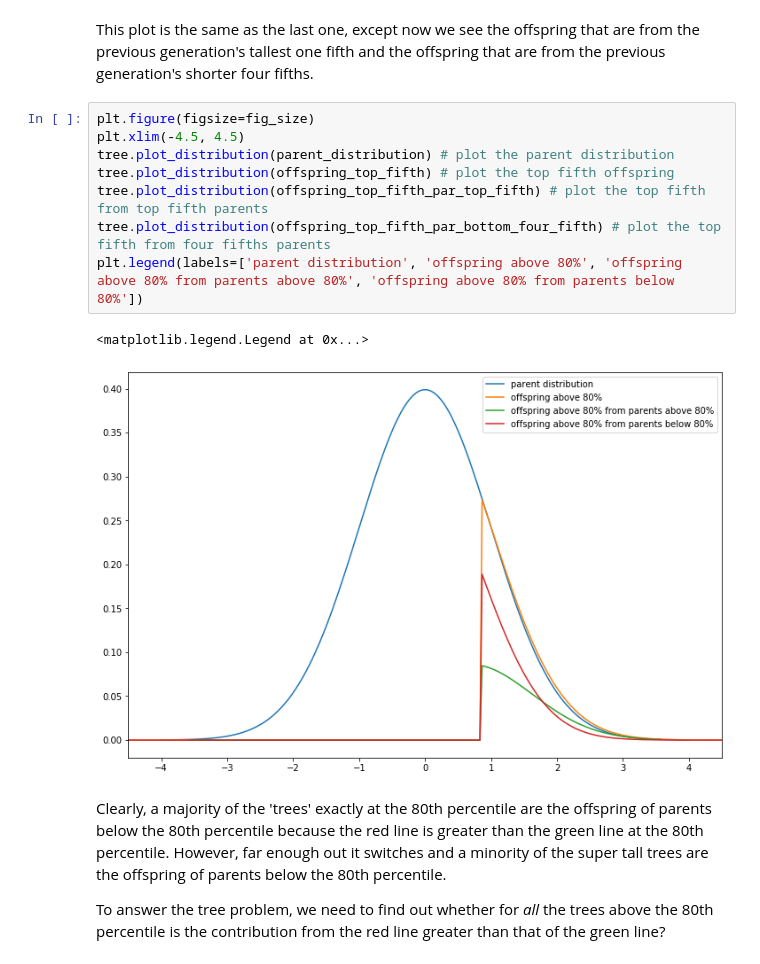
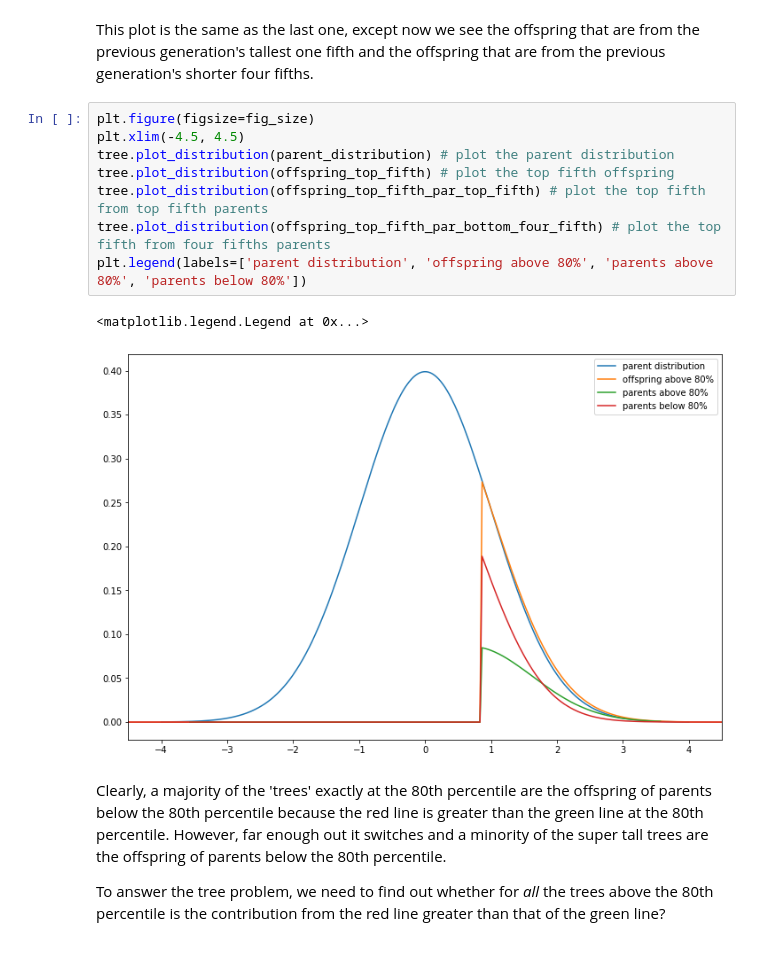
Before and after one commit to jessebmurray/polygenic, a Jupyter notebook: tree_project_explainer.ipynb, the cells around one changed output. Saved outputs shown, nothing was run; the diff lists cells and outputs as text.

Commit message:
made plots clearer

```diff
--- a/tree_project_explainer.ipynb
+++ b/tree_project_explainer.ipynb
@@ -235,14 +235,14 @@ This plot is the same as the last one, except now we see the offspring that are
 # %%
 plt.figure(figsize=fig_size)
 plt.xlim(-4.5, 4.5)
 tree.plot_distribution(parent_distribution) # plot the parent distribution
 tree.plot_distribution(offspring_top_fifth) # plot the top fifth offspring
 tree.plot_distribution(offspring_top_fifth_par_top_fifth) # plot the top fifth from top fifth parents
 tree.plot_distribution(offspring_top_fifth_par_bottom_four_fifth) # plot the top fifth from four fifths parents
-plt.legend(labels=['parent distribution', 'offspring above 80%', 'offspring above 80% from parents above 80%', 'offspring above 80% from parents below 80%'])
+plt.legend(labels=['parent distribution', 'offspring above 80%', 'parents above 80%', 'parents below 80%'])
 # %% [output]
 <matplotlib.legend.Legend at 0x...>
-[figure, old version]
+[figure, new version]
 # %% [markdown]
 Clearly, a majority of the 'trees' exactly at the 80th percentile are the offspring of parents below the 80th percentile because the red line is greater than the green line at the 80th percentile. However, far enough out it switches and a minority of the super tall trees are the offspring of parents below the 80th percentile.
 
```
Also changed, not shown: parts of 1 cell of this notebook.
